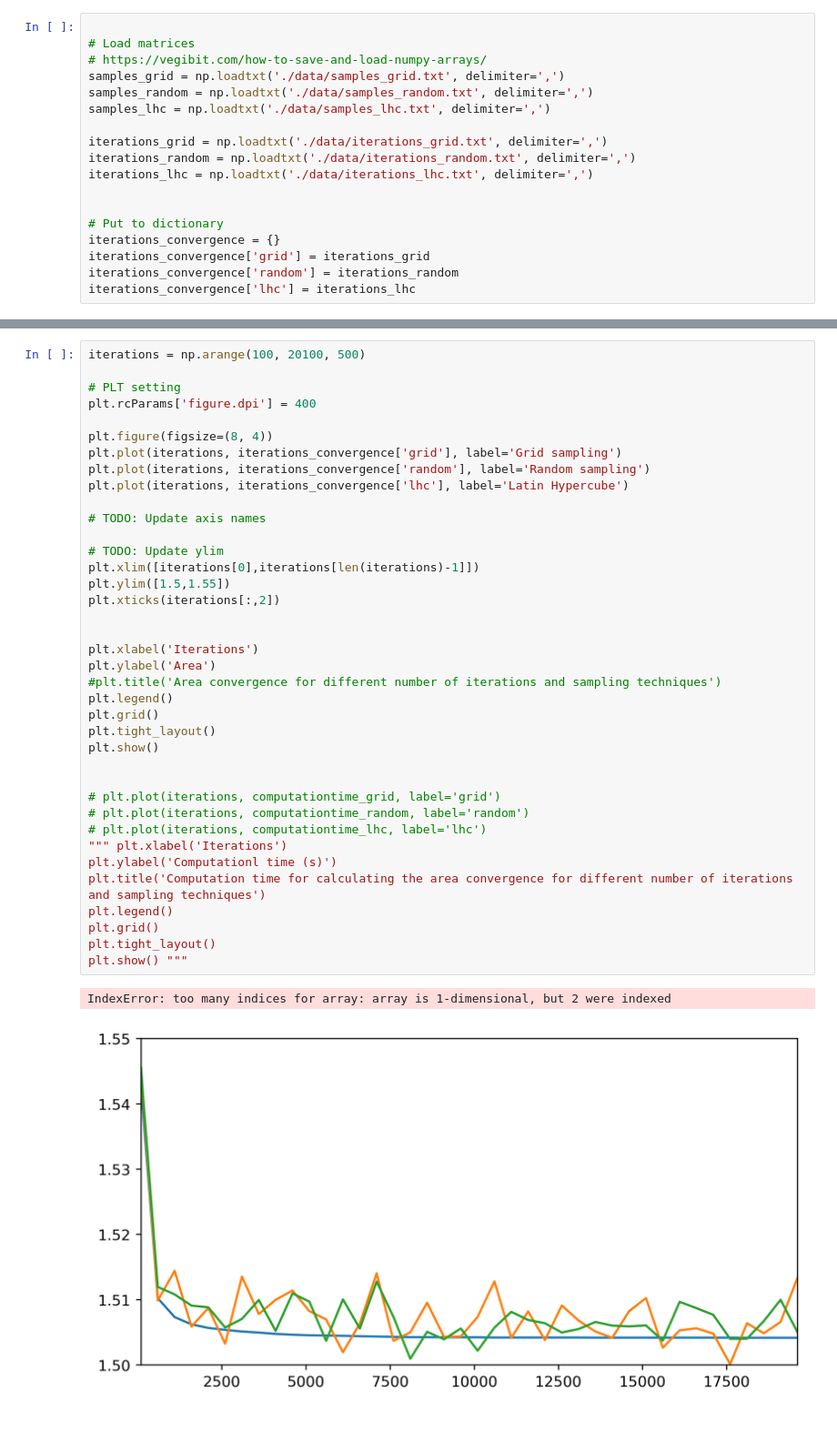
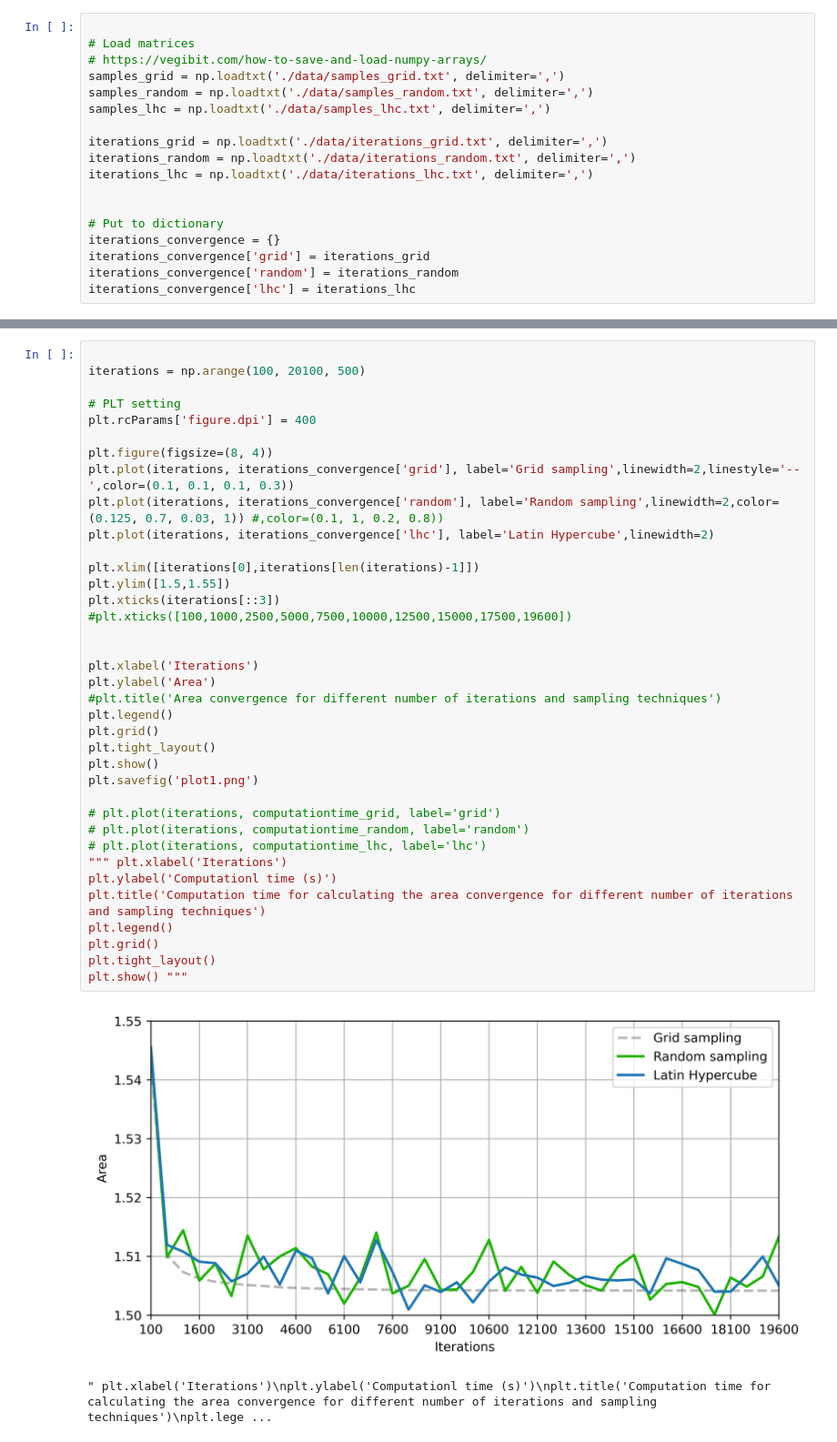
Before and after one commit to JTimmr/Stochastic_Simulation, a Jupyter notebook: plot.ipynb, the cells around one changed output, grey strips where cells are left out. Shown at 91% size. Cells and saved outputs as stored; diff of their text form.

Commit message:
Finished plot code

```diff
--- a/plot.ipynb
+++ b/plot.ipynb
@@ -30,41 +32,40 @@ iterations_convergence['lhc'] = iterations_lhc
 # %%
+
 iterations = np.arange(100, 20100, 500)
 
 # PLT setting
 plt.rcParams['figure.dpi'] = 400
 
 plt.figure(figsize=(8, 4))
-plt.plot(iterations, iterations_convergence['grid'], label='Grid sampling')
-plt.plot(iterations, iterations_convergence['random'], label='Random sampling')
-plt.plot(iterations, iterations_convergence['lhc'], label='Latin Hypercube')
+plt.plot(iterations, iterations_convergence['grid'], label='Grid sampling',linewidth=2,linestyle='--',color=(0.1, 0.1, 0.1, 0.3))
+plt.plot(iterations, iterations_convergence['random'], label='Random sampling',linewidth=2,color=(0.125, 0.7, 0.03, 1)) #,color=(0.1, 1, 0.2, 0.8))
+plt.plot(iterations, iterations_convergence['lhc'], label='Latin Hypercube',linewidth=2)
 
-# TODO: Update axis names
-
-# TODO: Update ylim
 plt.xlim([iterations[0],iterations[len(iterations)-1]])
 plt.ylim([1.5,1.55])
-plt.xticks(iterations[:,2])
+plt.xticks(iterations[::3])
+#plt.xticks([100,1000,2500,5000,7500,10000,12500,15000,17500,19600])
 
 
 plt.xlabel('Iterations')
 plt.ylabel('Area')
 #plt.title('Area convergence for different number of iterations and sampling techniques')
 plt.legend()
 plt.grid()
 plt.tight_layout()
 plt.show()
-
+plt.savefig('plot1.png')
 
 # plt.plot(iterations, computationtime_grid, label='grid')
 # plt.plot(iterations, computationtime_random, label='random')
 # plt.plot(iterations, computationtime_lhc, label='lhc')
 """ plt.xlabel('Iterations')
 plt.ylabel('Computationl time (s)')
 plt.title('Computation time for calculating the area convergence for different number of iterations and sampling techniques')
 plt.legend()
 plt.grid()
 plt.tight_layout()
 plt.show() """
 # %% [output]
+[figure, new version]
-IndexError: too many indices for array: array is 1-dimensional, but 2 were indexed
+" plt.xlabel('Iterations')\nplt.ylabel('Computationl time (s)')\nplt.title('Computation time for calculating the area convergence for different number of iterations and sampling techniques')\nplt.lege ...
-[figure, old version]
```
Also changed, not shown: parts of 4 cells of this notebook.
